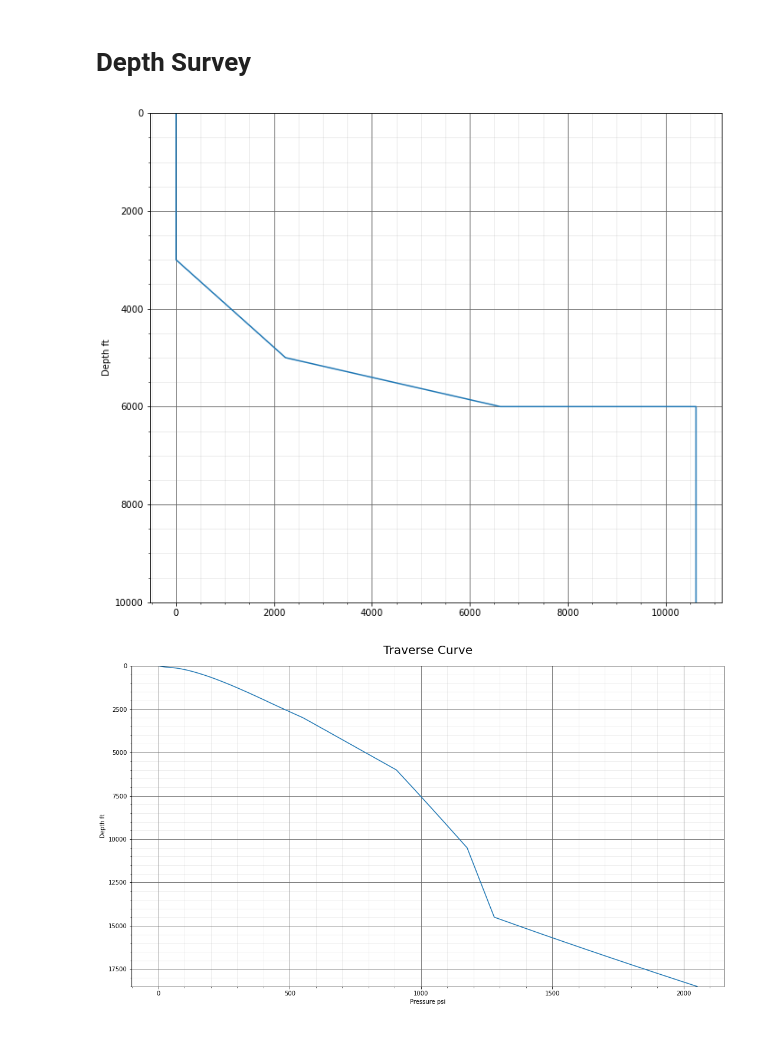
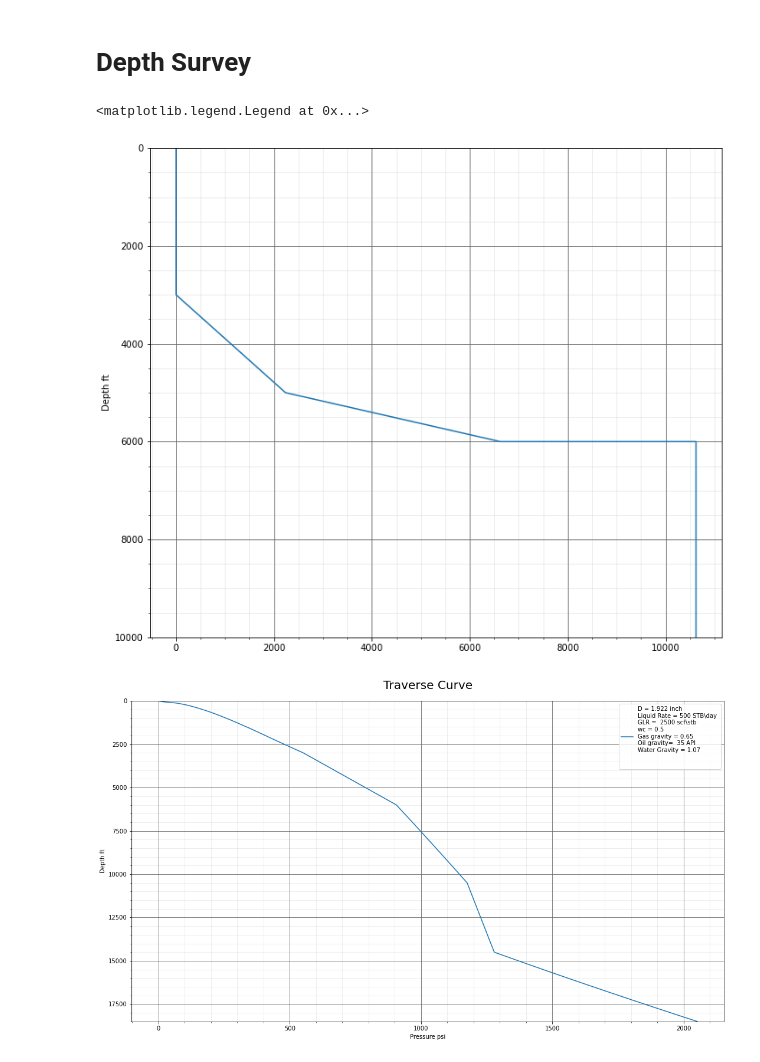
Before and after one commit to abdopetroleum/ShahienBeggs, a Jupyter notebook: PressureTraverse2.ipynb, the cells around one changed output. Drawn from its saved outputs; the diff is of its cells as text; code cells hidden in the pictures.

```diff
--- a/PressureTraverse2.ipynb
+++ b/PressureTraverse2.ipynb
@@ -88,7 +88,7 @@ plt.show()
 # %% [markdown]
 # Effect of flow Rate
 # %%
-liquid_rates=[100,180,200,1000,2000]
+liquid_rates=[100,1000,2000]
 # %%
 ax=None
 for liquid_rate in liquid_rates:
@@ -122,0 +124,14 @@ plt.show()
+# %%
+wcs=[0,.2,.4,.6,.8,.99]
+liquid_rate=200
+depth=15000
+# %%
+ax=None
+for wc in wcs:
+    ax=pt.plot_traverse(liquid_rate=liquid_rate,ax=ax,depth=depth,tht=tht,twf=twf,
+                       glr=GLR,wc=wc,gas_grav=gas_grav,oil_grav=oil_grav,
+                       wtr_grav=wtr_grav,diameter=diameter,angle=90,margin=35,
+                       thp=thp,sample_size=sample_size)
+plt.title("Traverse Curve Effect of WC", size=20,pad=20)
+plt.legend(fontsize=10)
+plt.show()
@@ -150,8 +185,10 @@ measured_depths=[0,3000,6000,10500,14500,18500]
 # %%
 DS.plot_traverse(liquid_rate=liquid_rate,true_depths=true_depths,measured_depths=measured_depths,tht=tht,twf=twf,
                        glr=GLR,wc=wc,gas_grav=gas_grav,oil_grav=oil_grav,
                        wtr_grav=wtr_grav,diameter=diameter,margin=margin,
                        thp=thp,sample_size=sample_size)
+plt.legend()
 # %% [output]
+<matplotlib.legend.Legend at 0x...>
 [figure]
-[figure, old version]
+[figure, new version]
```
Also changed, not shown: parts of 9 cells of this notebook, 4 other files.
